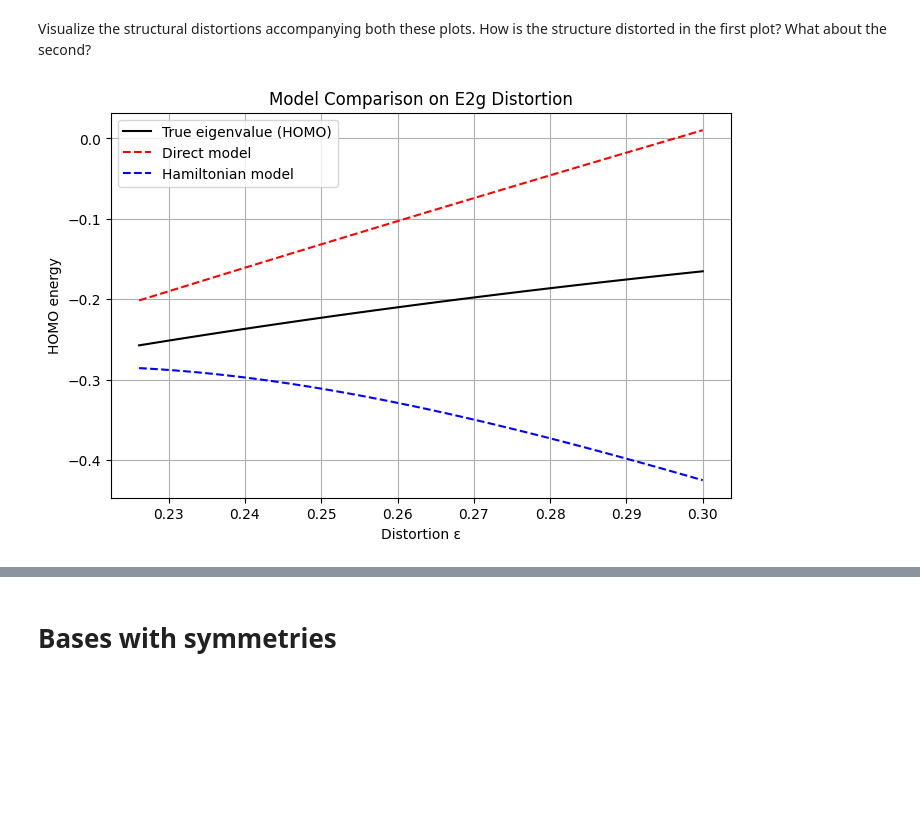
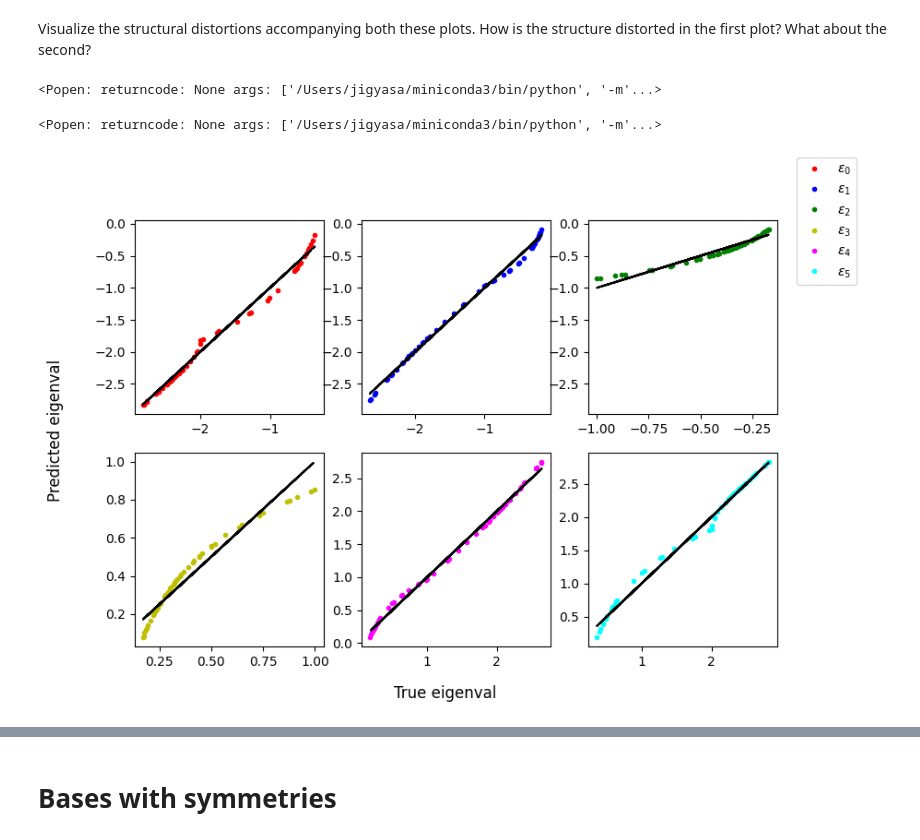
Before and after one commit to curiosity54/iaifi-summer-school-25, a Jupyter notebook: atomistic_tutorial.ipynb, the cells around one changed output, grey strips where cells are left out. Drawn from its saved outputs; the diff is of its cells as text; code cells hidden in the pictures; blank space fills up the shorter version.

```diff
--- a/IAFI-tutorial.ipynb
+++ b/atomistic_tutorial.ipynb
@@ -422,0 +468,12 @@ def generate_dataset(mode='E2g', N=100, eps_range=(0, 0.3), dtype = torch.float6
+# %%
+coords_e2g, gaps_e2g, Hs_e2g = generate_dataset()
+e2g_distort = [ase.Atoms('C6', pos.numpy()) for pos in torch.nn.functional.pad(X, (0, 1))]
+# view(e2g_distort) # visualize structures
+# %% [output]
+<Popen: returncode: None args: ['/Users/jigyasa/miniconda3/bin/python', '-m'...>
+# %%
+coords_a1g, gaps_a1g, Hs_a1g = generate_dataset(mode = 'A1g')
+a1g_distort = [ase.Atoms('C6', pos.numpy()) for pos in torch.nn.functional.pad(X, (0, 1))]
+# view(a1g_distort) # visualize structures
+# %% [output]
+<Popen: returncode: None args: ['/Users/jigyasa/miniconda3/bin/python', '-m'...>
@@ -423,2 +483,11 @@ def generate_dataset(mode='E2g', N=100, eps_range=(0, 0.3), dtype = torch.float6
+# %%
+# stack and shuffle
+torch.manual_seed(11314)
+perm = torch.randperm(200)
+
+
+coords = torch.vstack((coords_a1g, coords_e2g))[perm]
+gaps = torch.vstack((gaps_a1g, gaps_e2g))[perm]
+Hs = torch.vstack((Hs_a1g, Hs_e2g))[perm]
 # %%
 class EigenvaluePredictor(nn.Module):
@@ -490,38 +531,48 @@ def train_model(model, train_loader, test_loader, epochs=500, lr=1e-3):
 
     return train_losses, test_losses
 # %%
-X, Y = generate_dataset(mode='E2g', N=200)
+X, Y = coords.reshape(coords.shape[0], -1), gaps
 X_train, X_test = X[:150], X[150:]
 Y_train, Y_test = Y[:150], Y[150:]
 
-train_loader = DataLoader(TensorDataset(X_train, Y_train), batch_size=32, shuffle=True)
+train_loader = DataLoader(TensorDataset(X_train, Y_train), batch_size=32, shuffle=False)
 test_loader  = DataLoader(TensorDataset(X_test, Y_test), batch_size=32)
 
-# Models
-model_direct = EigenvaluePredictor(nhidden=64)
-model_ham    = HamiltonianPredictor6x6(nhidden=64)
-
-# Train both
+model_direct = EigenvaluePredictor(nin = 12, nhidden=64)
 losses_direct = train_model(model_direct, train_loader, test_loader, epochs=500)
-losses_ham    = train_model(model_ham, train_loader, test_loader, epochs=500)
 
 # Final evaluation
 model_direct.eval()
-model_ham.eval()
 with torch.no_grad():
     pred_direct = model_direct(X_test)
-    pred_ham    = model_ham(X_test)
-
-# Plot
-plt.figure(figsize=(8, 5))
-plt.plot(X_test.squeeze(), Y_test[:, 2], 'k-', label='True eigenvalue (HOMO)')
-plt.plot(X_test.squeeze(), pred_direct[:, 2], 'r--', label='Direct model')
-plt.plot(X_test.squeeze(), pred_ham[:, 2], 'b--', label='Hamiltonian model')
-plt.xlabel("Distortion ε")
-plt.ylabel("HOMO energy")
-plt.title("Model Comparison on E2g Distortion")
-plt.legend()
-plt.grid(True)
-plt.show()
-# %% [output]
-[figure, removed]
+# %%
+# Plot predictions on test set
+fig, axs = plt.subplots(2,3, figsize = (9,6))
+axs[0,0].plot( Y_test[:,0], pred_direct[:,0 ], 'r.', label=r'$\varepsilon_0$')
+axs[0,0].plot( Y_test[:,0], Y_test[:, 0], 'k--')
+
+axs[0,1].plot( Y_test[:,1], pred_direct[:,1 ], 'b.', label=r'$\varepsilon_1$')
+axs[0,1].plot( Y_test[:,1], Y_test[:, 1], 'k', ls ='--')
+axs[0,1].sharey(axs[0,0])
+
+axs[0,2].plot( Y_test[:,2], pred_direct[:,2 ], 'g.', label=r'$\varepsilon_2$')
+axs[0,2].plot( Y_test[:,2], Y_test[:, 2], 'k--')
+axs[0,2].sharey(axs[0,0])
+
+axs[1,0].plot( Y_test[:,3], pred_direct[:,3 ], 'y.', label=r'$\varepsilon_3$')
+axs[1,0].plot( Y_test[:,3], Y_test[:, 3], 'k--')
+# axs[1,0].sharex(axs[0,0])
+
+axs[1,1].plot( Y_test[:,4], pred_direct[:,4 ], 'magenta', marker='.', ls = 'None',label=r'$\varepsilon_4$')
+axs[1,1].plot( Y_test[:,4], Y_test[:, 4], 'k--')
+
+axs[1,2].plot( Y_test[:,5], pred_direct[:,5 ], 'cyan', marker = '.', ls = 'None', label=r'$\varepsilon_5$')
+axs[1,2].plot( Y_test[:,5], Y_test[:, 5], 'k--')
+
+fig.legend()
+
+fig.supxlabel("True eigenval")
+fig.supylabel("Predicted eigenval")
+plt.show()
+# %% [output]
+[figure, added]
```
Also changed, not shown: parts of 32 cells of this notebook, 1 other file.
